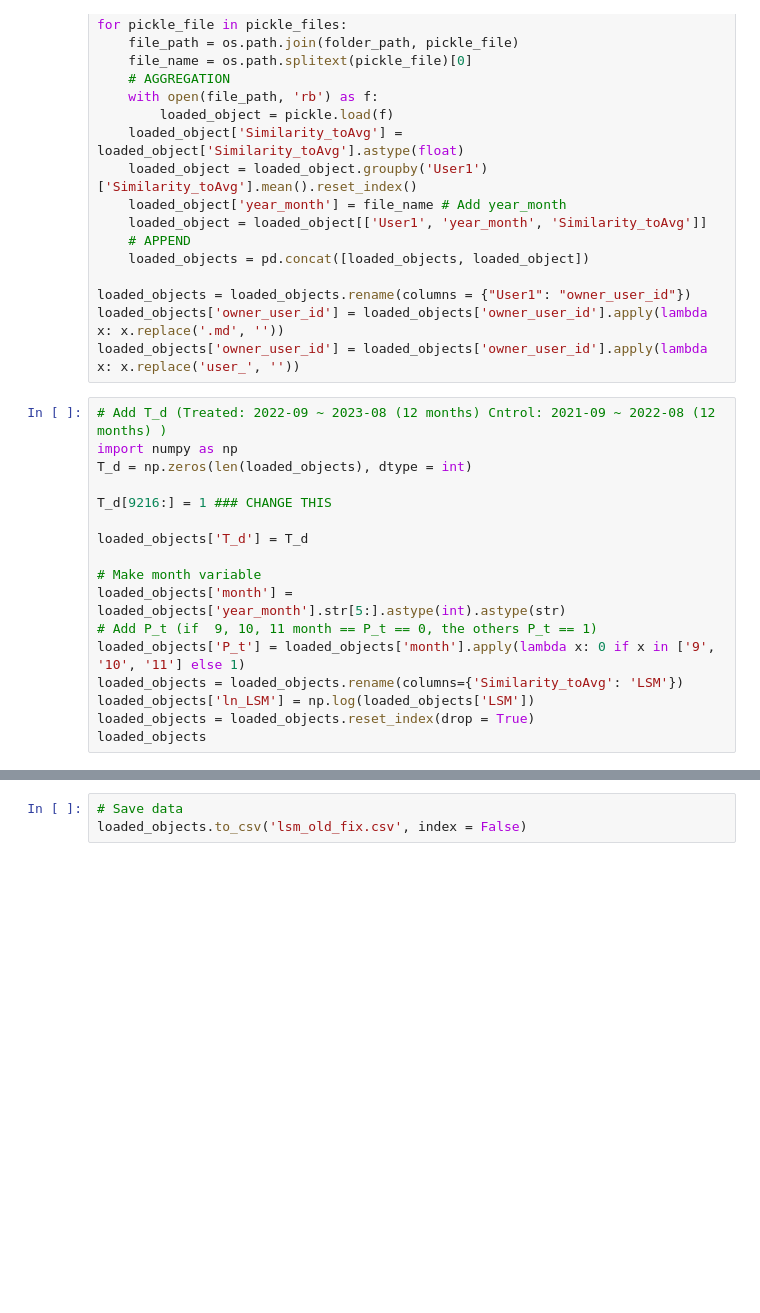
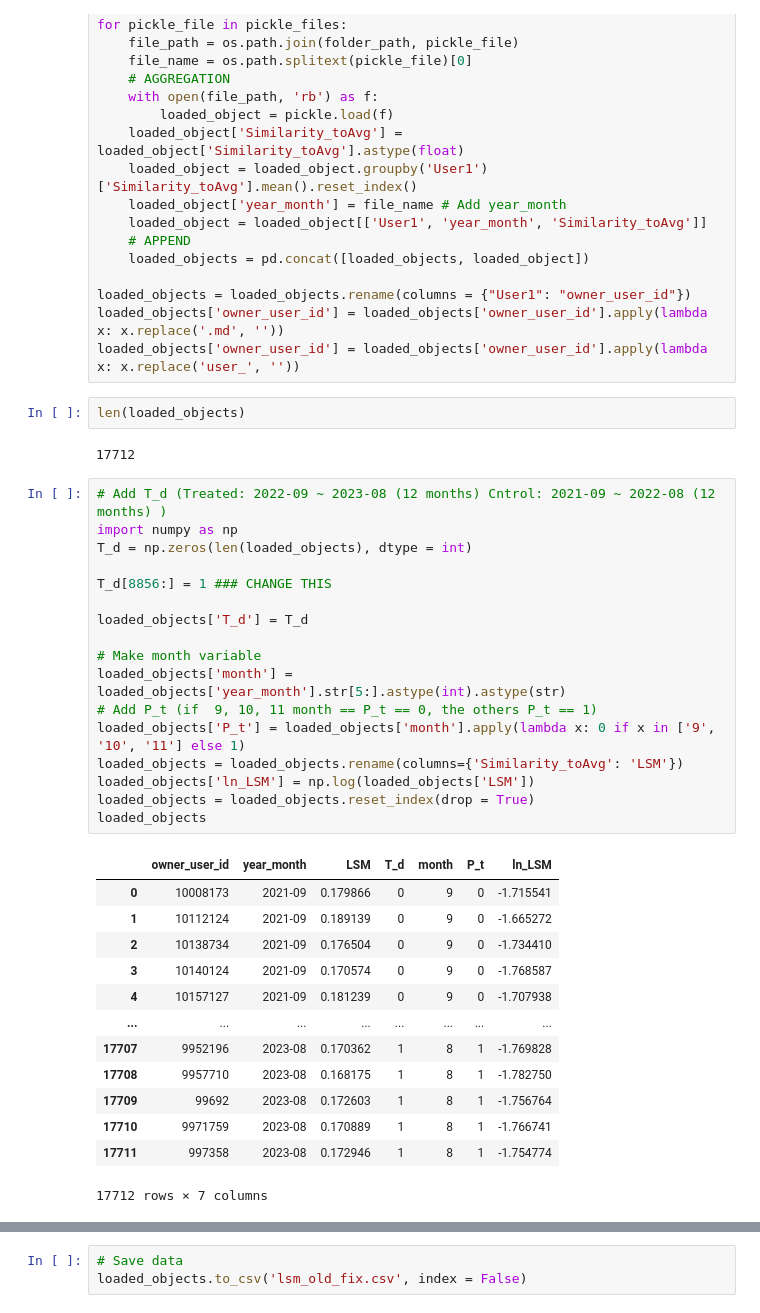
Before and after one commit to CG6036/_Robustness, a Jupyter notebook: H4/obnb_lsm.ipynb, the cells around one changed output, grey strips where cells are left out. Saved outputs shown, nothing was run; the diff lists cells and outputs as text; blank space fills up the shorter version.

```diff
--- a/H4/obnb_lsm.ipynb
+++ b/H4/obnb_lsm.ipynb
@@ -380,22 +380,40 @@ for pickle_file in pickle_files:
 loaded_objects = loaded_objects.rename(columns = {"User1": "owner_user_id"})
 loaded_objects['owner_user_id'] = loaded_objects['owner_user_id'].apply(lambda x: x.replace('.md', ''))
 loaded_objects['owner_user_id'] = loaded_objects['owner_user_id'].apply(lambda x: x.replace('user_', ''))
+# %%
+len(loaded_objects)
+# %% [output]
+17712
 # %%
 # Add T_d (Treated: 2022-09 ~ 2023-08 (12 months) Cntrol: 2021-09 ~ 2022-08 (12 months) )
 import numpy as np
 T_d = np.zeros(len(loaded_objects), dtype = int)
 
-T_d[9216:] = 1 ### CHANGE THIS
+T_d[8856:] = 1 ### CHANGE THIS
 
 loaded_objects['T_d'] = T_d
 
 # Make month variable
 loaded_objects['month'] = loaded_objects['year_month'].str[5:].astype(int).astype(str)
 # Add P_t (if  9, 10, 11 month == P_t == 0, the others P_t == 1)
 loaded_objects['P_t'] = loaded_objects['month'].apply(lambda x: 0 if x in ['9', '10', '11'] else 1)
 loaded_objects = loaded_objects.rename(columns={'Similarity_toAvg': 'LSM'})
 loaded_objects['ln_LSM'] = np.log(loaded_objects['LSM'])
 loaded_objects = loaded_objects.reset_index(drop = True)
 loaded_objects
+# %% [output]
+|  | owner_user_id | year_month | LSM | T_d | month | P_t | ln_LSM |
+| 0 | 10008173 | 2021-09 | 0.179866 | 0 | 9 | 0 | -1.715541 |
+| 1 | 10112124 | 2021-09 | 0.189139 | 0 | 9 | 0 | -1.665272 |
+| 2 | 10138734 | 2021-09 | 0.176504 | 0 | 9 | 0 | -1.734410 |
+| 3 | 10140124 | 2021-09 | 0.170574 | 0 | 9 | 0 | -1.768587 |
+| 4 | 10157127 | 2021-09 | 0.181239 | 0 | 9 | 0 | -1.707938 |
+| ... | ... | ... | ... | ... | ... | ... | ... |
+| 17707 | 9952196 | 2023-08 | 0.170362 | 1 | 8 | 1 | -1.769828 |
+| 17708 | 9957710 | 2023-08 | 0.168175 | 1 | 8 | 1 | -1.782750 |
+| 17709 | 99692 | 2023-08 | 0.172603 | 1 | 8 | 1 | -1.756764 |
+| 17710 | 9971759 | 2023-08 | 0.170889 | 1 | 8 | 1 | -1.766741 |
+| 17711 | 997358 | 2023-08 | 0.172946 | 1 | 8 | 1 | -1.754774 |
+17712 rows × 7 columns
 # %%
 loaded_objects.describe()
```
Also changed, not shown: parts of 1 cell of this notebook, 2 other files.
